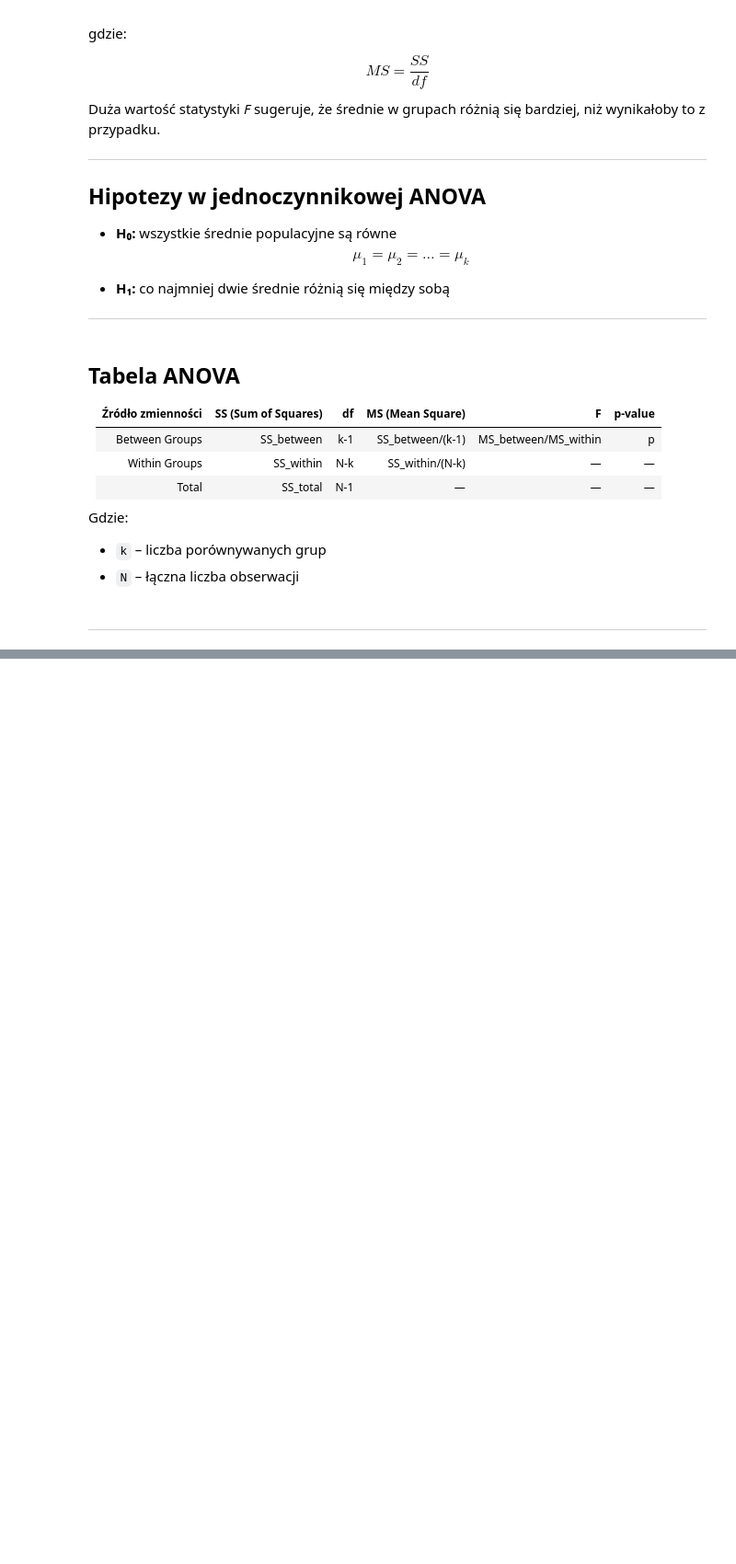
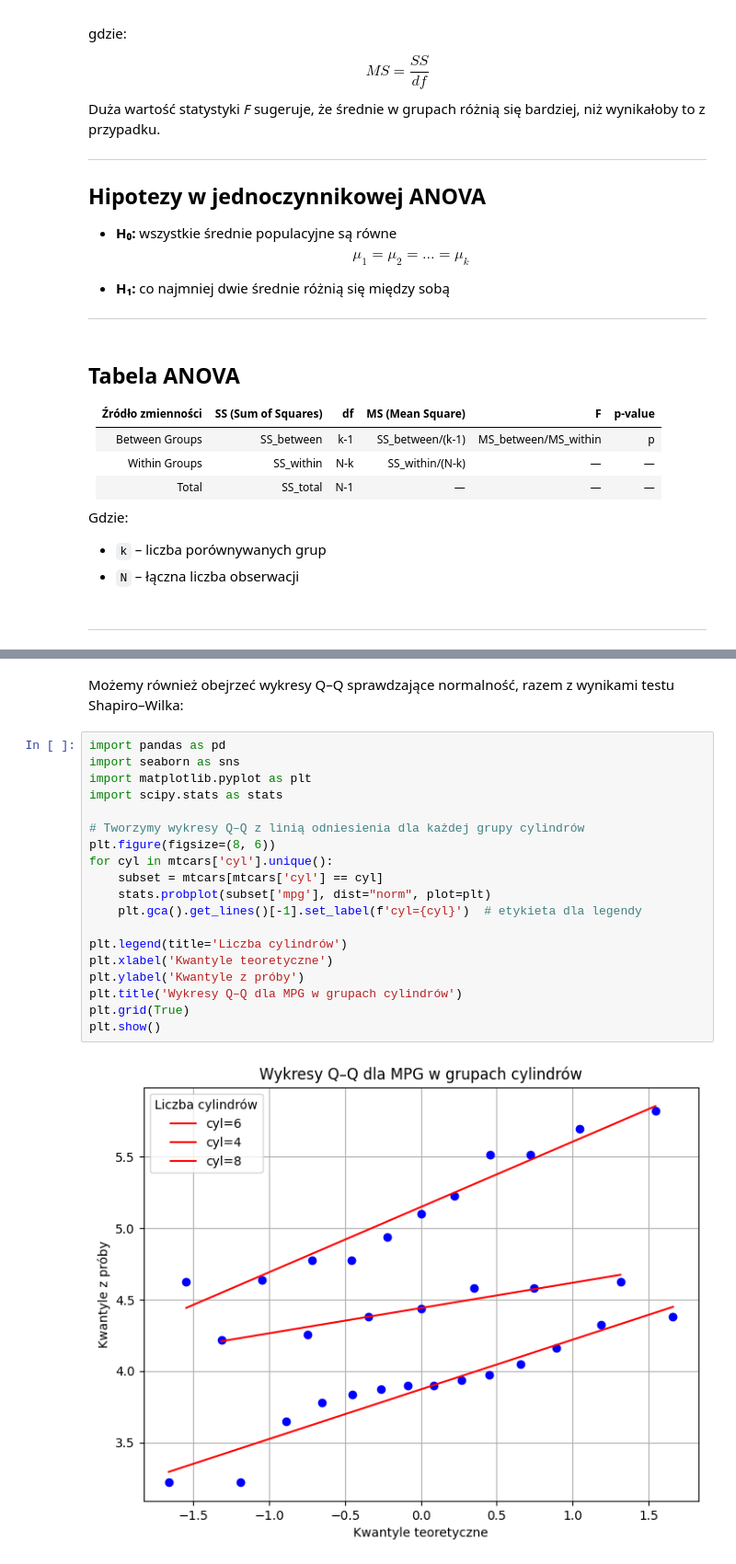
Before and after one commit to rk404/sadKF, a Jupyter notebook: 14-Anova.ipynb, the cells around one changed output, grey strips where cells are left out. Shown at 92% size. Saved outputs shown, nothing was run; the diff lists cells and outputs as text; blank space fills up the shorter version.

```diff
--- a/14-Anova.ipynb
+++ b/14-Anova.ipynb
@@ -54,0 +152,23 @@ Gdzie:
+# %% [markdown]
+Możemy również obejrzeć wykresy Q–Q sprawdzające normalność, razem z wynikami testu Shapiro–Wilka:
+# %%
+import pandas as pd
+import seaborn as sns
+import matplotlib.pyplot as plt
+import scipy.stats as stats
+
+# Tworzymy wykresy Q–Q z linią odniesienia dla każdej grupy cylindrów
+plt.figure(figsize=(8, 6))
+for cyl in mtcars['cyl'].unique():
+    subset = mtcars[mtcars['cyl'] == cyl]
+    stats.probplot(subset['mpg'], dist="norm", plot=plt)
+    plt.gca().get_lines()[-1].set_label(f'cyl={cyl}')  # etykieta dla legendy
+
+plt.legend(title='Liczba cylindrów')
+plt.xlabel('Kwantyle teoretyczne')
+plt.ylabel('Kwantyle z próby')
+plt.title('Wykresy Q–Q dla MPG w grupach cylindrów')
+plt.grid(True)
+plt.show()
+# %% [output]
+[figure, added]
```
Also changed, not shown: parts of 22 cells of this notebook.
